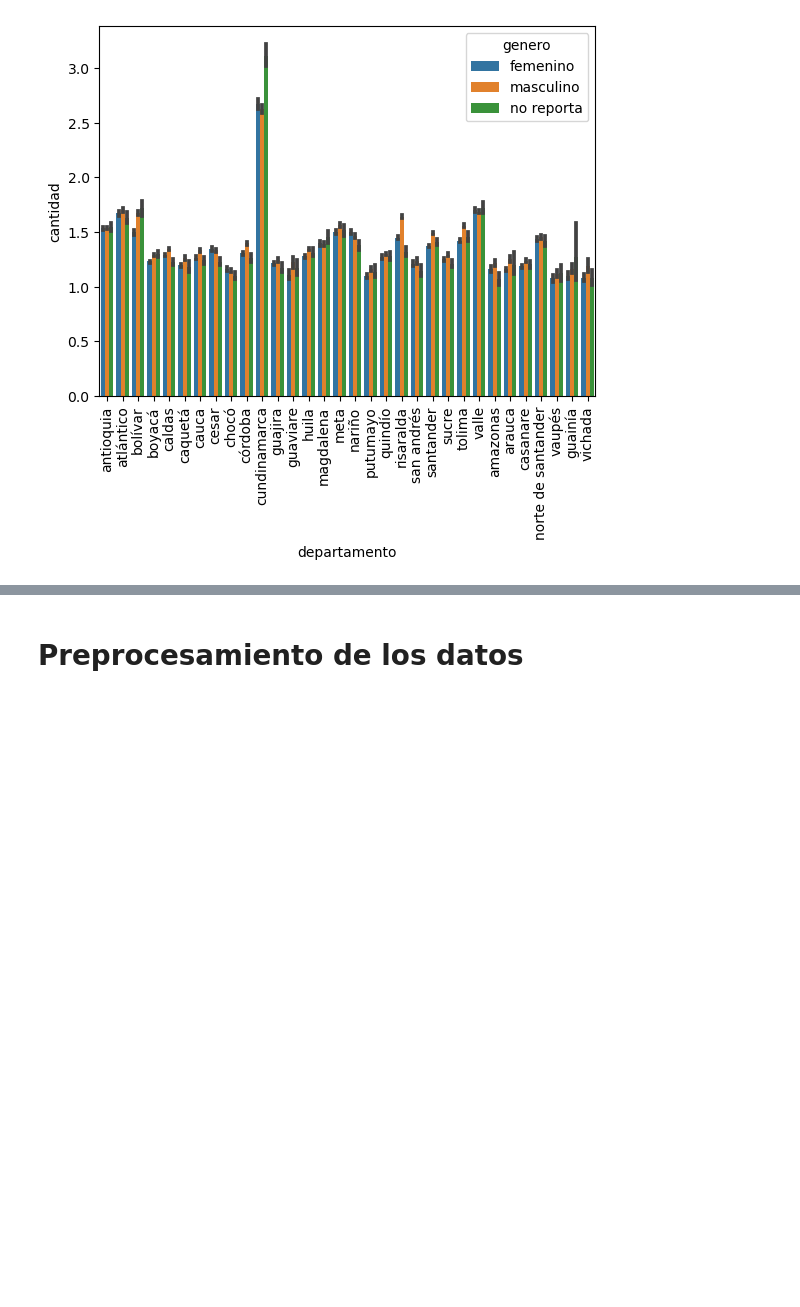
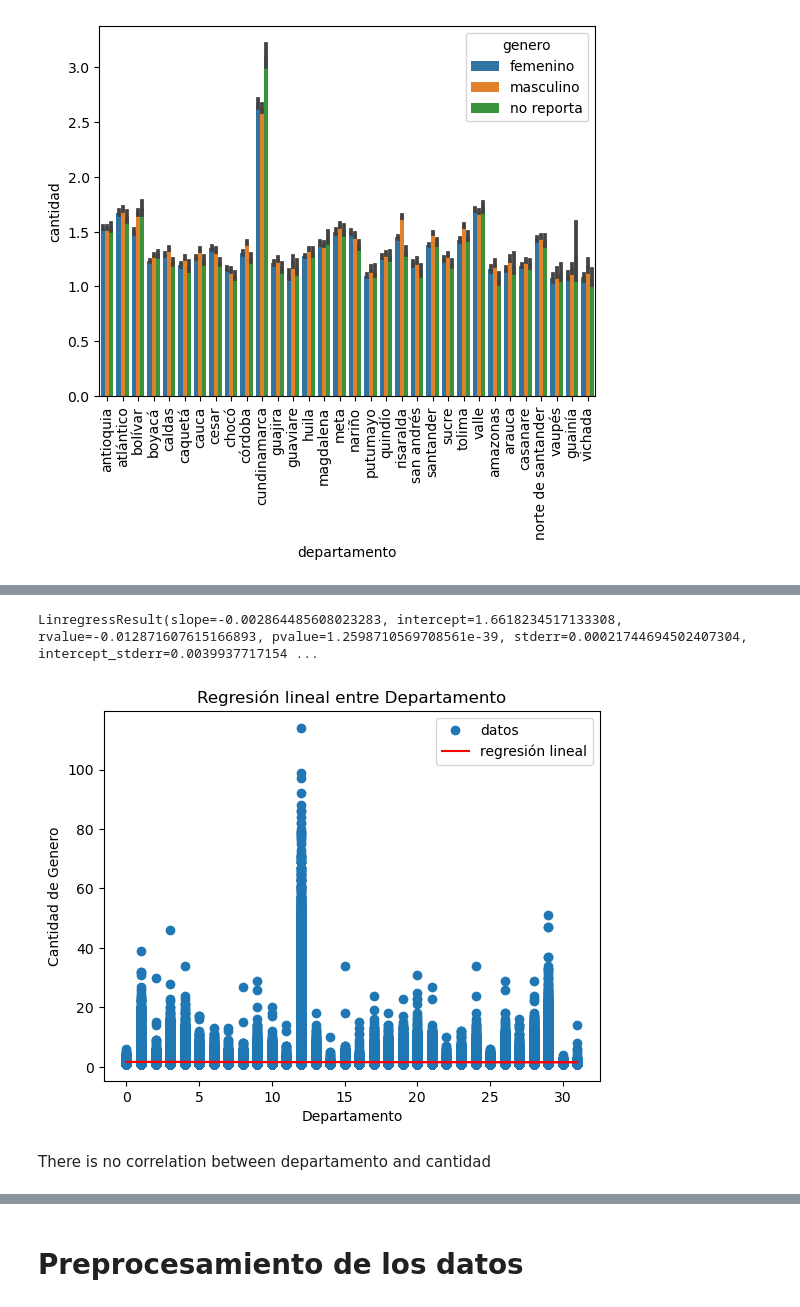
Before and after one commit to luifer991/colombian_accidents_data_analysis, a Jupyter notebook: colombian_acc.ipynb, the cells around one changed output, grey strips where cells are left out. Saved outputs shown, nothing was run; the diff lists cells and outputs as text; code cells hidden in the pictures; blank space fills up the shorter version.

```diff
--- a/colombian_acc.ipynb
+++ b/colombian_acc.ipynb
@@ -837,0 +899,2 @@ plt.show()
+# %%
+df1 = df.drop(columns=['fecha_hecho','mes','dia_semana'])
@@ -837,0 +917,36 @@ plt.show()
+# %%
+CATEGORICAL_COLUMNS = ['departamento', 'municipio' ,'genero','armas_medios','grupo_etario','descripción_conducta']
+# iterar con cada columna tipo object y tranformarla en categorica para transformarla a numerica
+for column in CATEGORICAL_COLUMNS:
+  df1[column] = df1[column].astype('category').cat.codes
+  df1[column] = df1[column].astype('float64')
+# %%
+import scipy.stats as stats
+#Cargar los datos
+value = df1['departamento'].to_numpy()
+vol = df1['cantidad'].to_numpy()
+
+#Calcular la correlación entre las columnas
+correlacion = stats.pearsonr(value,vol)
+#Realizar una regresión lineal
+modelo = stats.linregress(value,vol)
+# %%
+modelo
+# %% [output]
+LinregressResult(slope=-0.002864485608023283, intercept=1.6618234517133308, rvalue=-0.012871607615166893, pvalue=1.2598710569708561e-39, stderr=0.00021744694502407304, intercept_stderr=0.0039937717154 ...
+# %%
+# Calcular los valores de Y para cada valor de X
+y = modelo.intercept + modelo.slope * value
+
+# Graficar los datos
+plt.plot(value, vol, 'o', label='datos')
+plt.plot(value, y, 'r', label='regresión lineal')
+plt.xlabel('Departamento')
+plt.ylabel('Cantidad de Genero')
+plt.title('Regresión lineal entre Departamento')
+plt.legend()
+plt.show()
+# %% [output]
+[figure, added]
+# %% [markdown]
+There is no correlation between departamento and cantidad
```
Also changed, not shown: parts of 48 cells of this notebook.
